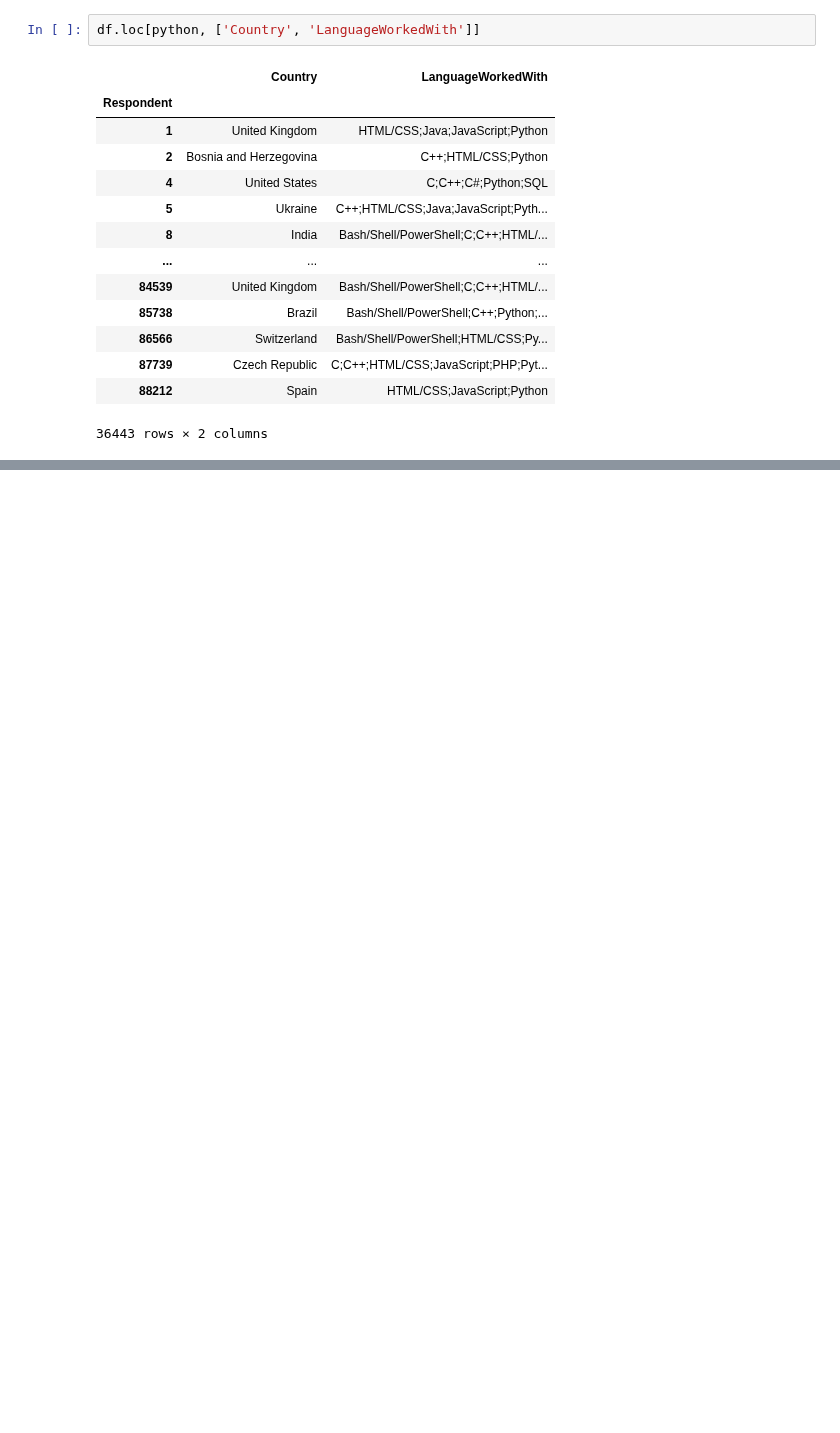
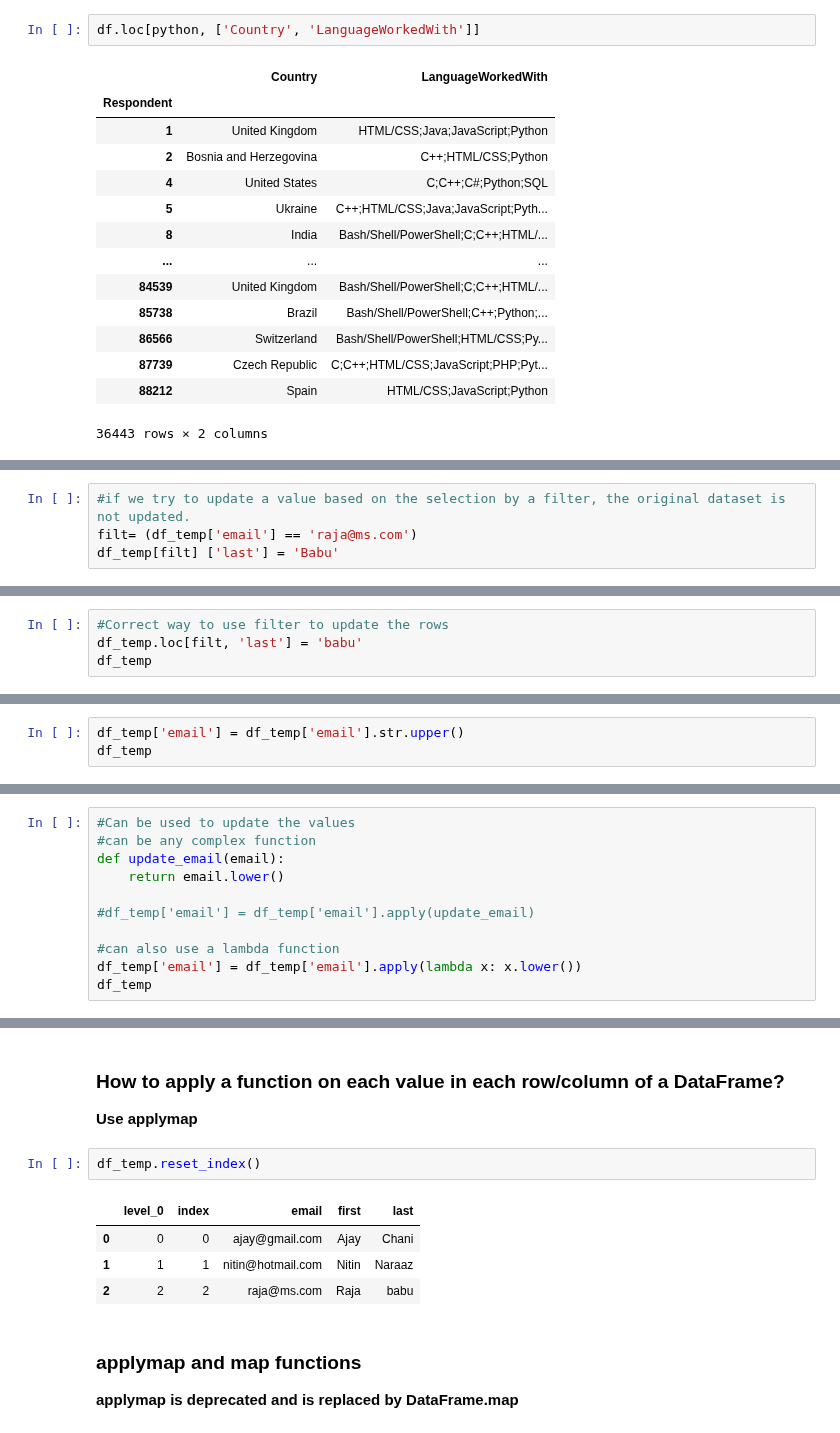
Before and after one commit to achani/data_analysis, a Jupyter notebook: src/pandas_demo.ipynb, the cells around one changed output, grey strips where cells are left out. Saved outputs shown, nothing was run; the diff lists cells and outputs as text; blank space fills up the shorter version.

```diff
--- a/src/pandas_demo.ipynb
+++ b/src/pandas_demo.ipynb
@@ -313,0 +383,4 @@ df.loc[python, ['Country', 'LanguageWorkedWith']]
+# %%
+#if we try to update a value based on the selection by a filter, the original dataset is not updated.
+filt= (df_temp['email'] == 'raja@ms.com')
+df_temp[filt] ['last'] = 'Babu'
@@ -313,0 +393,4 @@ df.loc[python, ['Country', 'LanguageWorkedWith']]
+# %%
+#Correct way to use filter to update the rows
+df_temp.loc[filt, 'last'] = 'babu'
+df_temp
@@ -313,0 +404,3 @@ df.loc[python, ['Country', 'LanguageWorkedWith']]
+# %%
+df_temp['email'] = df_temp['email'].str.upper()
+df_temp
@@ -313,0 +430,11 @@ df.loc[python, ['Country', 'LanguageWorkedWith']]
+# %%
+#Can be used to update the values
+#can be any complex function
+def update_email(email):
+    return email.lower()
+
+#df_temp['email'] = df_temp['email'].apply(update_email)
+
+#can also use a lambda function
+df_temp['email'] = df_temp['email'].apply(lambda x: x.lower())
+df_temp
@@ -313,0 +501,13 @@ df.loc[python, ['Country', 'LanguageWorkedWith']]
+# %% [markdown]
+### How to apply a function on each value in each row/column of a DataFrame?
+**Use applymap**
+# %%
+df_temp.reset_index()
+# %% [output]
+|  | level_0 | index | email | first | last |
+| 0 | 0 | 0 | ajay@gmail.com | Ajay | Chani |
+| 1 | 1 | 1 | nitin@hotmail.com | Nitin | Naraaz |
+| 2 | 2 | 2 | raja@ms.com | Raja | babu |
+# %% [markdown]
+### applymap and map functions
+**applymap is deprecated and is replaced by DataFrame.map**
```
Also changed, not shown: parts of 39 cells of this notebook.
